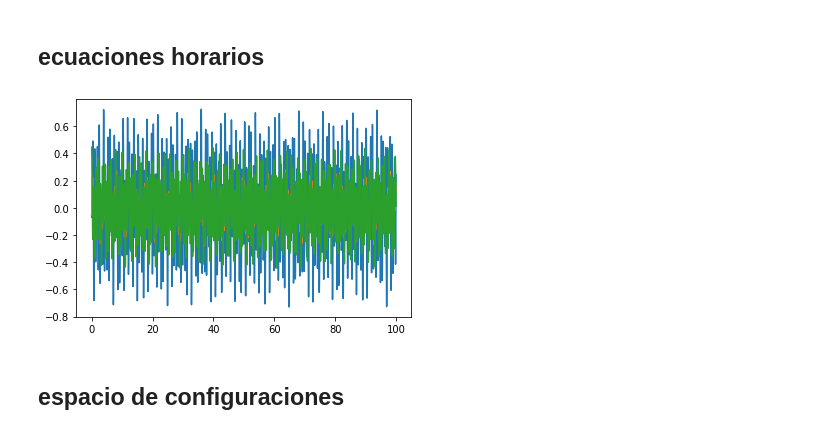
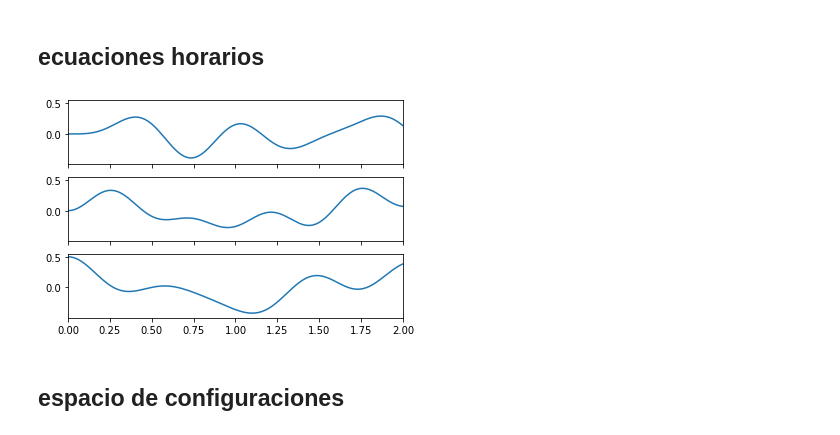
Before and after one commit to nbioccafi/mecrac-ipynb, a Jupyter notebook: sistemasAcoplados-01/sympyTest.ipynb, the cells around one changed output. Cells and saved outputs as stored; diff of their text form; code cells hidden in the pictures.

```diff
--- a/sistemasAcoplados-01/sympyTest.ipynb
+++ b/sistemasAcoplados-01/sympyTest.ipynb
@@ -315,11 +305,26 @@ for i in range(n):     # loop for each qSol --> q1,...,qn
 ## ecuaciones horarios
 # %%
 from matplotlib import pyplot as plt
-# %%
-plt.plot(t,qSol[0,:],t,qSol[1,:],t,qSol[2,:])
-plt.show()
-# %% [output]
-[figure, removed]
+# %%
+#plt.plot(t,qSol[0,:],t,qSol[1,:],t,qSol[2,:])
+#plt.show()
+
+#
+fig, axs = plt.subplots(3, sharex=True, sharey=True)
+axs[0].plot(t, qSol[0,:])
+axs[1].plot(t, qSol[1,:])
+axs[2].plot(t, qSol[2,:])
+
+
+# axis size
+plt.xlim(0,2)
+plt.ylim()
+plt.show()
+
+
+fig2 = plt
+# %% [output]
+[figure, added]
 # %% [markdown]
 ## espacio de configuraciones
 # %%
```
Also changed, not shown: parts of 9 cells of this notebook, 2 other files.
